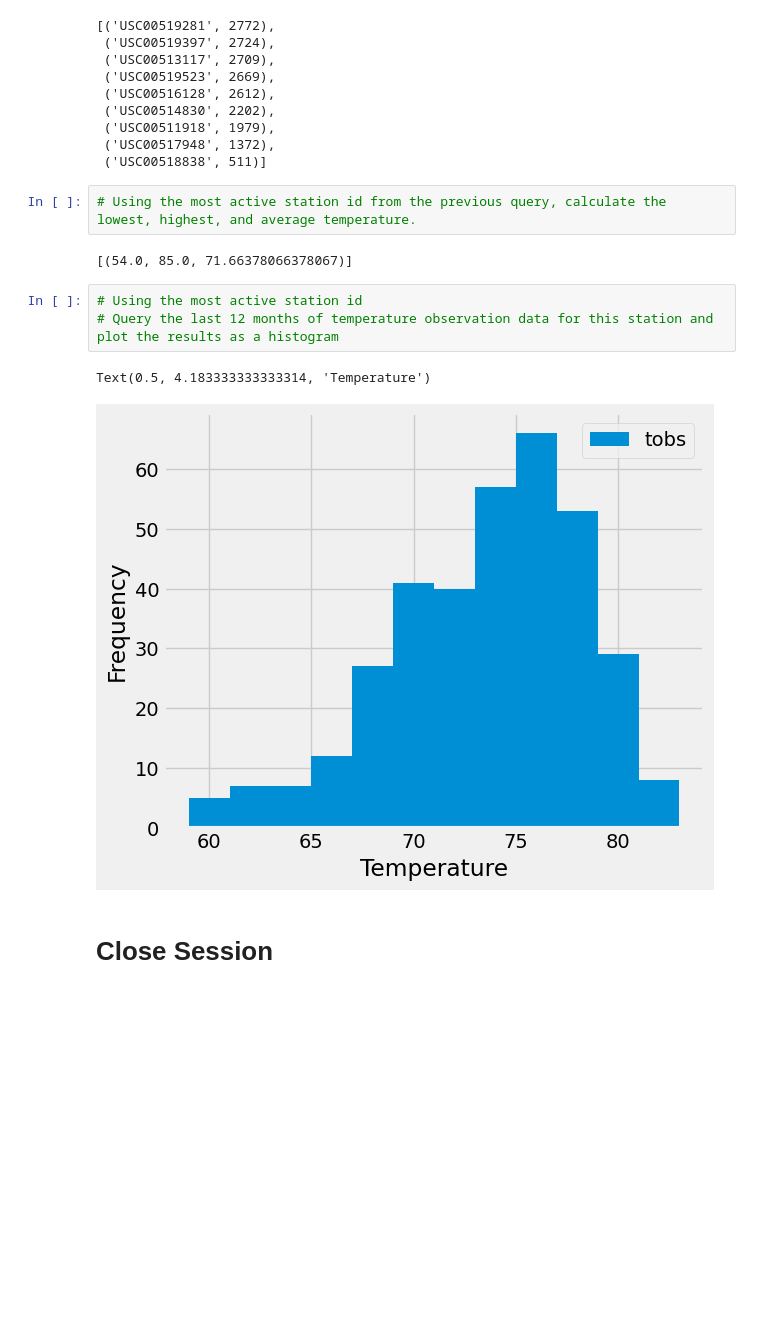
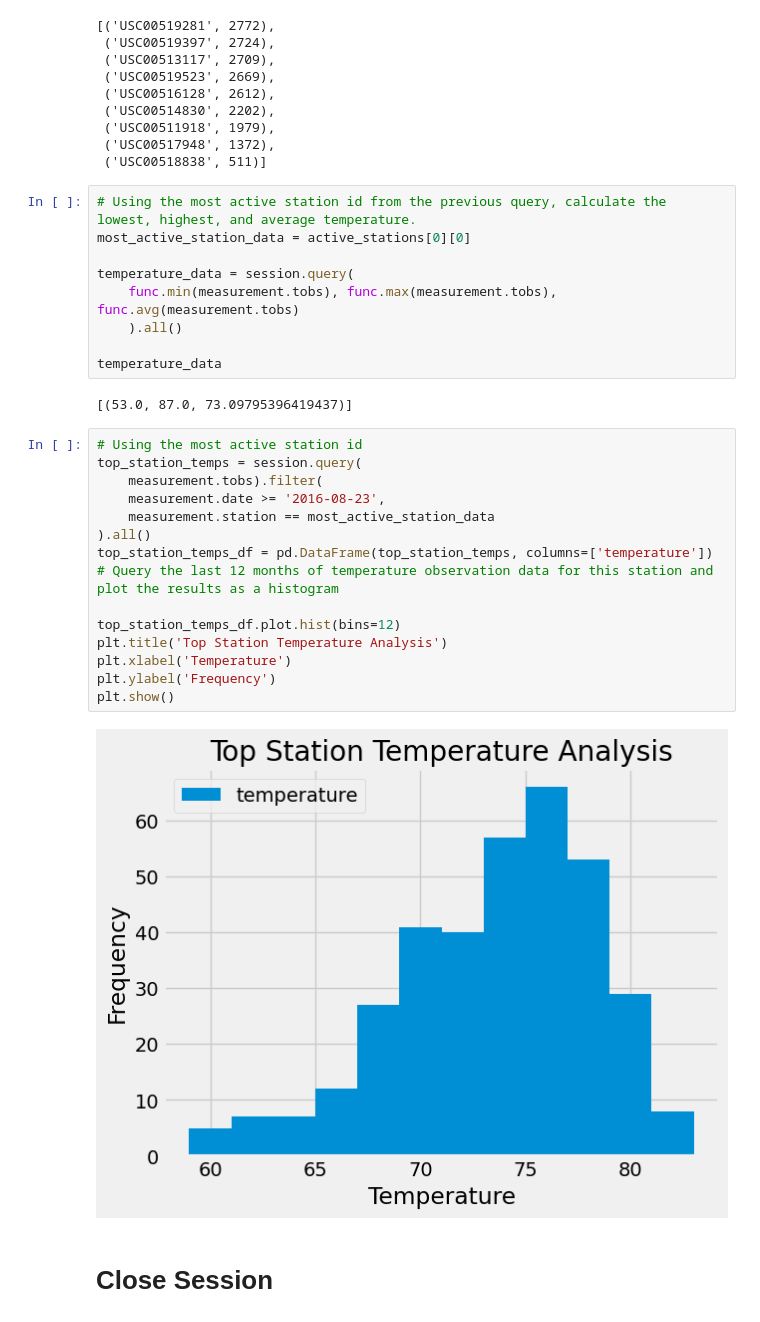
Before and after one commit to TheuriM/sqlalchemy-challenge, a Jupyter notebook: Surfsup/climate_starter.ipynb, the cells around one changed output. Cells and saved outputs as stored; diff of their text form; blank space fills up the shorter version.

```diff
--- a/Surfsup/climate_starter.ipynb
+++ b/Surfsup/climate_starter.ipynb
@@ -111,14 +111,32 @@ active_stations
  ('USC00518838', 511)]
 # %%
 # Using the most active station id from the previous query, calculate the lowest, highest, and average temperature.
+most_active_station_data = active_stations[0][0]
+
+temperature_data = session.query(
+    func.min(measurement.tobs), func.max(measurement.tobs), func.avg(measurement.tobs)
+    ).all()
+
+temperature_data
 # %% [output]
-[(54.0, 85.0, 71.66378066378067)]
+[(53.0, 87.0, 73.09795396419437)]
 # %%
 # Using the most active station id
+top_station_temps = session.query(
+    measurement.tobs).filter(
+    measurement.date >= '2016-08-23',
+    measurement.station == most_active_station_data
+).all()
+top_station_temps_df = pd.DataFrame(top_station_temps, columns=['temperature'])
 # Query the last 12 months of temperature observation data for this station and plot the results as a histogram
+
+top_station_temps_df.plot.hist(bins=12)
+plt.title('Top Station Temperature Analysis')
+plt.xlabel('Temperature')
+plt.ylabel('Frequency')
+plt.show()
 # %% [output]
-Text(0.5, 4.183333333333314, 'Temperature')
-[figure, old version]
+[figure, new version]
 # %% [markdown]
 # Close Session
 # %%
```
